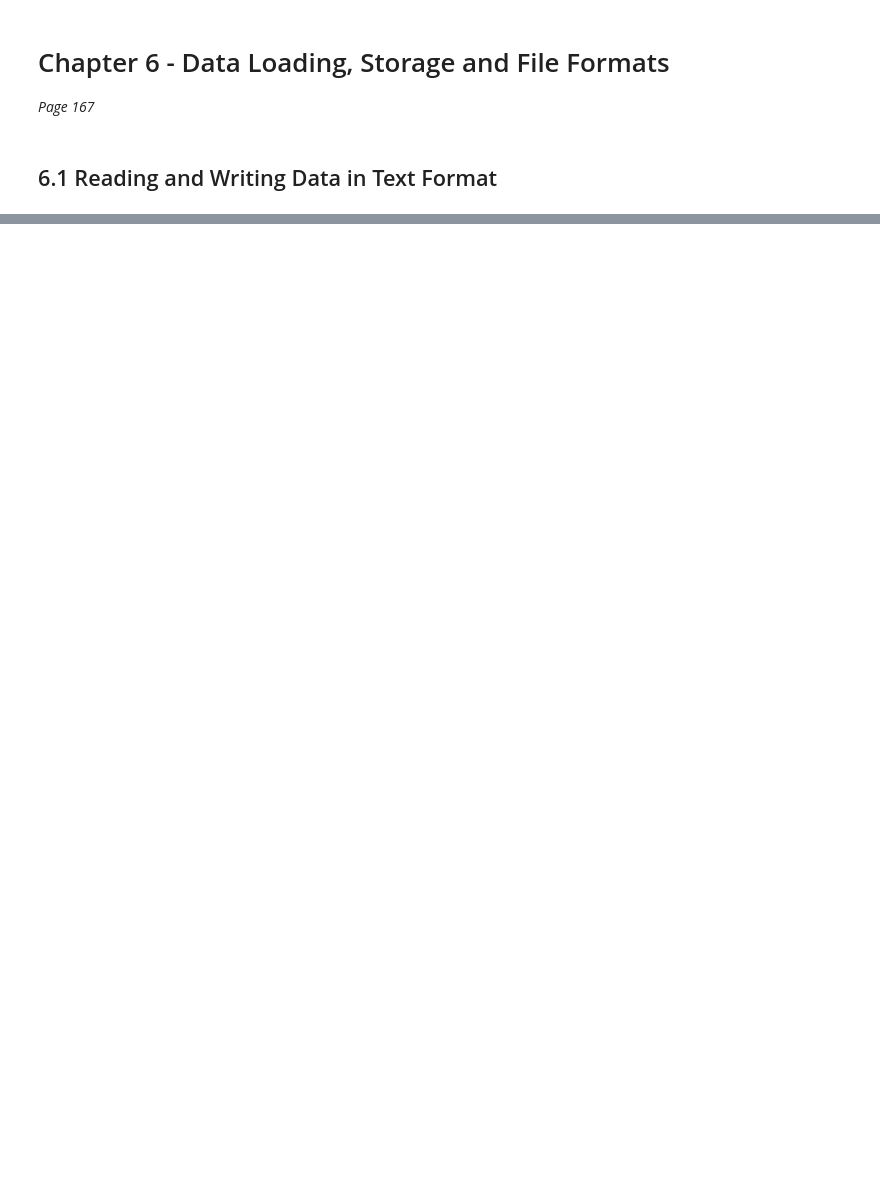
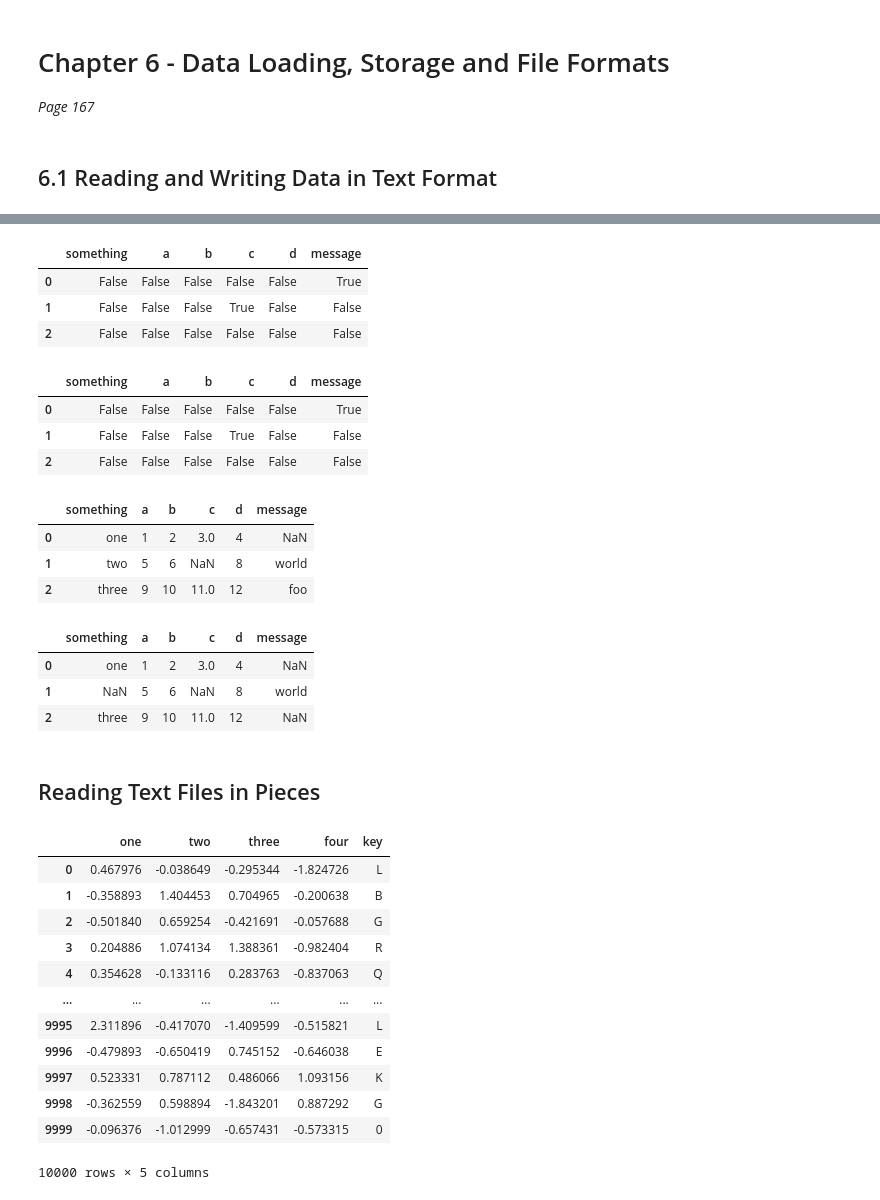
Before and after one commit to shivan-s/PythonForDataAnalysis, a Jupyter notebook: PythonForDataAnalysis_Ch6.ipynb, the cells around one changed output, grey strips where cells are left out. Drawn from its saved outputs; the diff is of its cells as text; code cells hidden in the pictures; blank space fills up the shorter version.

```diff
--- a/PythonForDataAnalysis_Ch6.ipynb
+++ b/PythonForDataAnalysis_Ch6.ipynb
@@ -10,0 +9,23 @@ cat: examples/ex1.csv: No such file or directory
+# %%
+import pandas as pd
+import os
+
+def pj(file):
+    '''
+    function to join path
+    file = file in example folder
+    '''
+    path = '/home/shivan/JupyterlabProjects/PythonForDataAnalysis/examples/examples'
+    return os.path.join(path, file)
+
+def pjd(file):
+    '''
+    function to join path
+    file = file in example folder
+    '''
+    path = '/home/shivan/JupyterlabProjects/PythonForDataAnalysis/examples/datasets'
+    return os.path.join(path, file)
+
+
+df = pd.read_csv(pj('ex1.csv'))
+df
@@ -10,0 +143,22 @@ cat: examples/ex1.csv: No such file or directory
+# %%
+pd.isnull(results)
+# %% [output]
+|  | something | a | b | c | d | message |
+| 0 | False | False | False | False | False | True |
+| 1 | False | False | False | True | False | False |
+| 2 | False | False | False | False | False | False |
+# %%
+results.isnull()
+# %% [output]
+|  | something | a | b | c | d | message |
+| 0 | False | False | False | False | False | True |
+| 1 | False | False | False | True | False | False |
+| 2 | False | False | False | False | False | False |
+# %%
+result = pd.read_csv(pj('ex5.csv'), na_values=['NULL'])
+result
+# %% [output]
+|  | something | a | b | c | d | message |
+| 0 | one | 1 | 2 | 3.0 | 4 | NaN |
+| 1 | two | 5 | 6 | NaN | 8 | world |
+| 2 | three | 9 | 10 | 11.0 | 12 | foo |
@@ -10,0 +167,28 @@ cat: examples/ex1.csv: No such file or directory
+# %%
+pd.read_csv(pj('ex5.csv'), na_values=sentinels)
+# %% [output]
+|  | something | a | b | c | d | message |
+| 0 | one | 1 | 2 | 3.0 | 4 | NaN |
+| 1 | NaN | 5 | 6 | NaN | 8 | world |
+| 2 | three | 9 | 10 | 11.0 | 12 | NaN |
+# %% [markdown]
+## Reading Text Files in Pieces
+# %%
+pd.options.display.max_rows = 10
+# %%
+results = pd.read_csv(pj('ex6.csv'))
+results
+# %% [output]
+|  | one | two | three | four | key |
+| 0 | 0.467976 | -0.038649 | -0.295344 | -1.824726 | L |
+| 1 | -0.358893 | 1.404453 | 0.704965 | -0.200638 | B |
+| 2 | -0.501840 | 0.659254 | -0.421691 | -0.057688 | G |
+| 3 | 0.204886 | 1.074134 | 1.388361 | -0.982404 | R |
+| 4 | 0.354628 | -0.133116 | 0.283763 | -0.837063 | Q |
+| ... | ... | ... | ... | ... | ... |
+| 9995 | 2.311896 | -0.417070 | -1.409599 | -0.515821 | L |
+| 9996 | -0.479893 | -0.650419 | 0.745152 | -0.646038 | E |
+| 9997 | 0.523331 | 0.787112 | 0.486066 | 1.093156 | K |
+| 9998 | -0.362559 | 0.598894 | -1.843201 | 0.887292 | G |
+| 9999 | -0.096376 | -1.012999 | -0.657431 | -0.573315 | 0 |
+10000 rows × 5 columns
```
Also changed, not shown: parts of 76 cells of this notebook.
